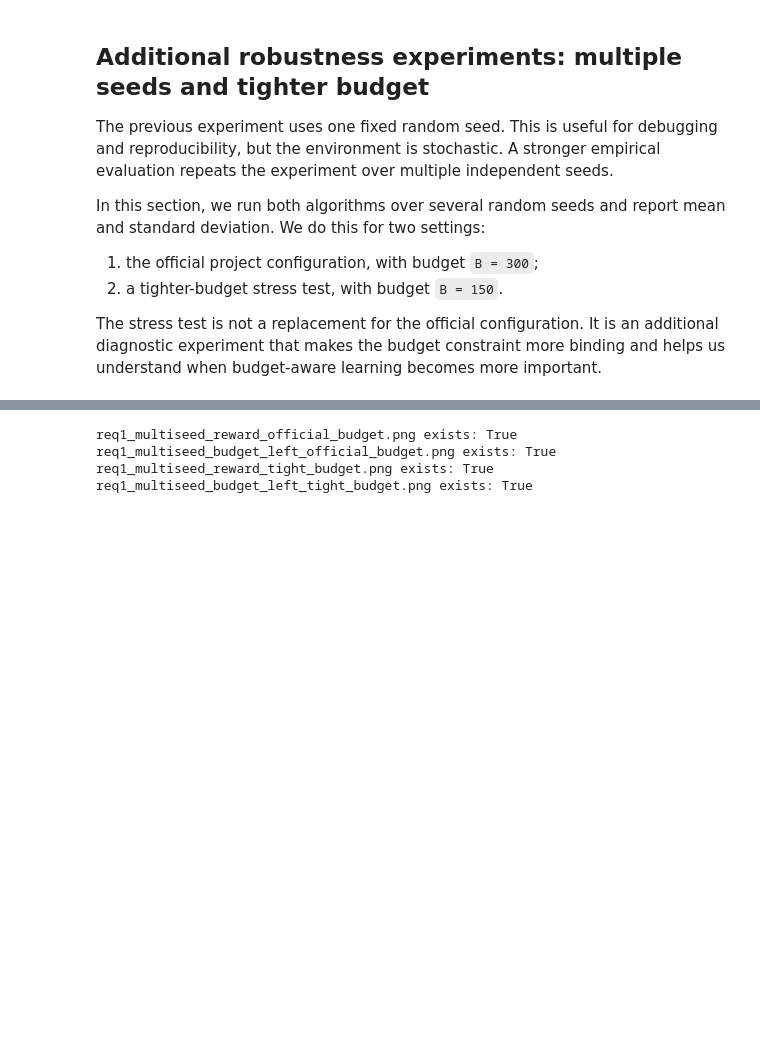
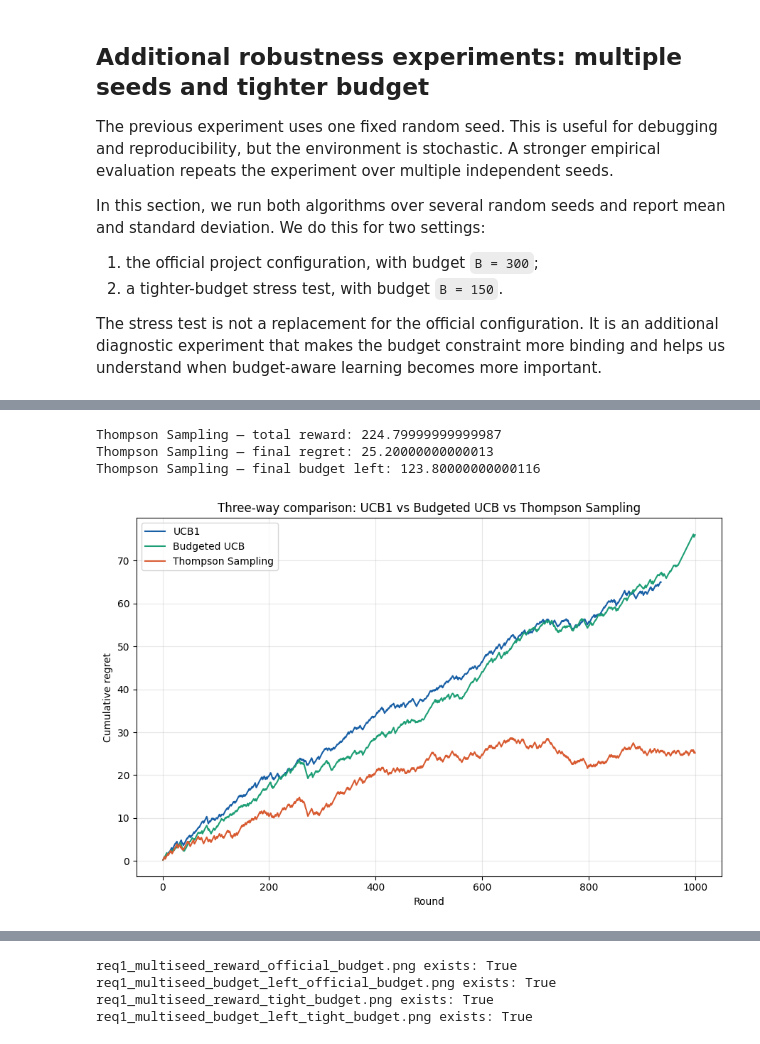
Before and after one commit to FoadZahediLabaf/OnlineAdvertisingBiddingStrategy, a Jupyter notebook: notebooks/req1_single_campaign.ipynb, the cells around one changed output, grey strips where cells are left out. Cells and saved outputs as stored; diff of their text form; code cells hidden in the pictures; blank space fills up the shorter version.

```diff
--- a/notebooks/req1_single_campaign.ipynb
+++ b/notebooks/req1_single_campaign.ipynb
@@ -921,0 +1068,65 @@ The stress test is not a replacement for the official configuration. It is an ad
+# %%
+# ── Run Thompson Sampling over the same horizon and seed ───────────────────
+from scipy.stats import beta as beta_dist
+
+ts_agent = BiddingThompsonSampling(
+    actions=bids, value=value, horizon=horizon,
+    initial_budget=initial_budget, random_seed=random_seed,
+)
+rng = np.random.default_rng(random_seed)
+snapshot_rounds = {10, 50, 200, 1000}
+
+ts_rows = []
+budget_left = initial_budget
+
+for t in range(1, horizon + 1):
+    bid = ts_agent.select_action()
+    m_t = rng.uniform(min_competing_bid, max_competing_bid)
+    won = int(bid >= m_t)
+    reward = (value - bid) if won else 0.0
+    cost = bid if won else 0.0
+    effective_cost = min(cost, budget_left)
+
+    ts_agent.update(action=bid, won=bool(won), cost=effective_cost)
+    budget_left -= effective_cost
+
+    if t in snapshot_rounds:
+        ts_agent.snapshot_posterior(t)
+
+    ts_rows.append({
+        "round": t, "action": bid, "wins": won,
+        "reward": reward, "cost": effective_cost, "budget_left": budget_left,
+    })
+
+ts_df = pd.DataFrame(ts_rows)
+ts_df["cumulative_reward"] = ts_df["reward"].cumsum()
+ts_df["cumulative_cost"] = ts_df["cost"].cumsum()
+ts_df["cumulative_regret"] = budgeted_ucb_benchmark * ts_df["round"] - ts_df["cumulative_reward"]
+
+print("Thompson Sampling — total reward:", ts_df["cumulative_reward"].iloc[-1])
+print("Thompson Sampling — final regret:", ts_df["cumulative_regret"].iloc[-1])
+print("Thompson Sampling — final budget left:", ts_df["budget_left"].iloc[-1])
+# %% [output]
+Thompson Sampling — total reward: 224.79999999999987
+Thompson Sampling — final regret: 25.20000000000013
+Thompson Sampling — final budget left: 123.80000000000116
+# %%
+# ── Three-way comparison: UCB1 vs Budgeted UCB vs Thompson Sampling ────────
+fig, ax = plt.subplots(figsize=(9, 6))
+for df, name, color in [
+    (ucb1_df, "UCB1", "#185FA5"),
+    (budgeted_ucb_df, "Budgeted UCB", "#1D9E75"),
+    (ts_df, "Thompson Sampling", "#D85A30"),
+]:
+    ax.plot(df["round"], df["cumulative_regret"], label=name, color=color)
+
+ax.set_xlabel("Round")
+ax.set_ylabel("Cumulative regret")
+ax.set_title("Three-way comparison: UCB1 vs Budgeted UCB vs Thompson Sampling")
+ax.legend()
+ax.grid(True, alpha=0.3)
+plt.tight_layout()
+plt.savefig(plots_dir / "req1_three_way_regret_comparison.png", dpi=200)
+plt.show()
+# %% [output]
+[figure, added]
```
Also changed, not shown: parts of 27 cells of this notebook, 16 other files.
